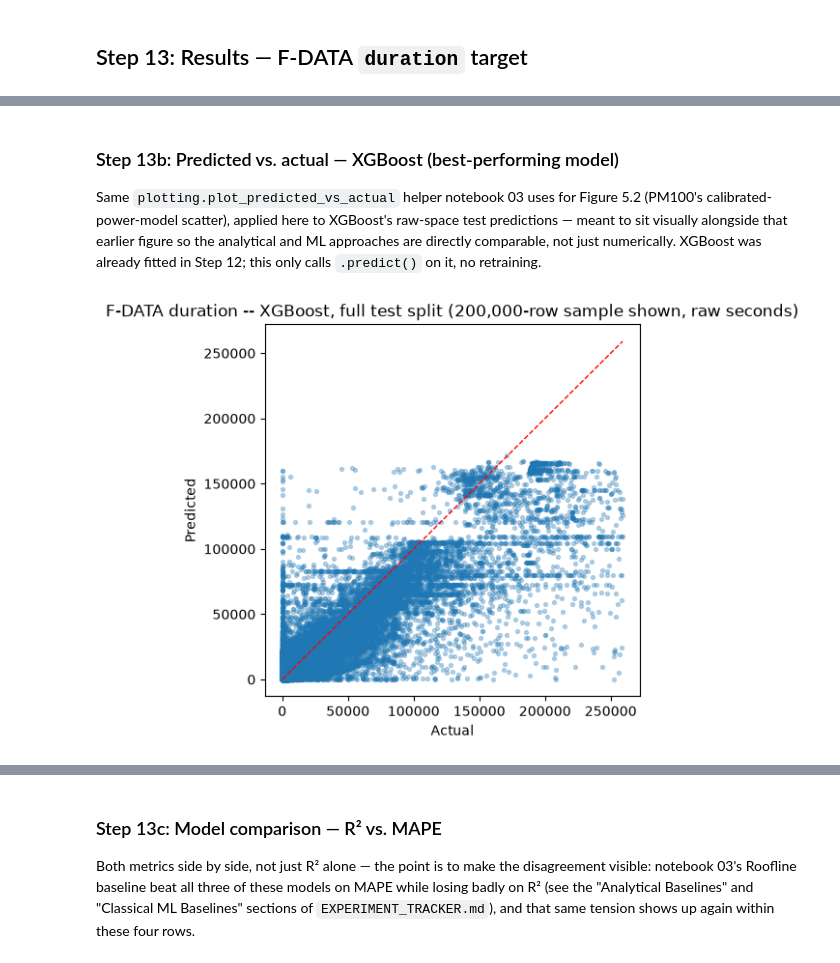
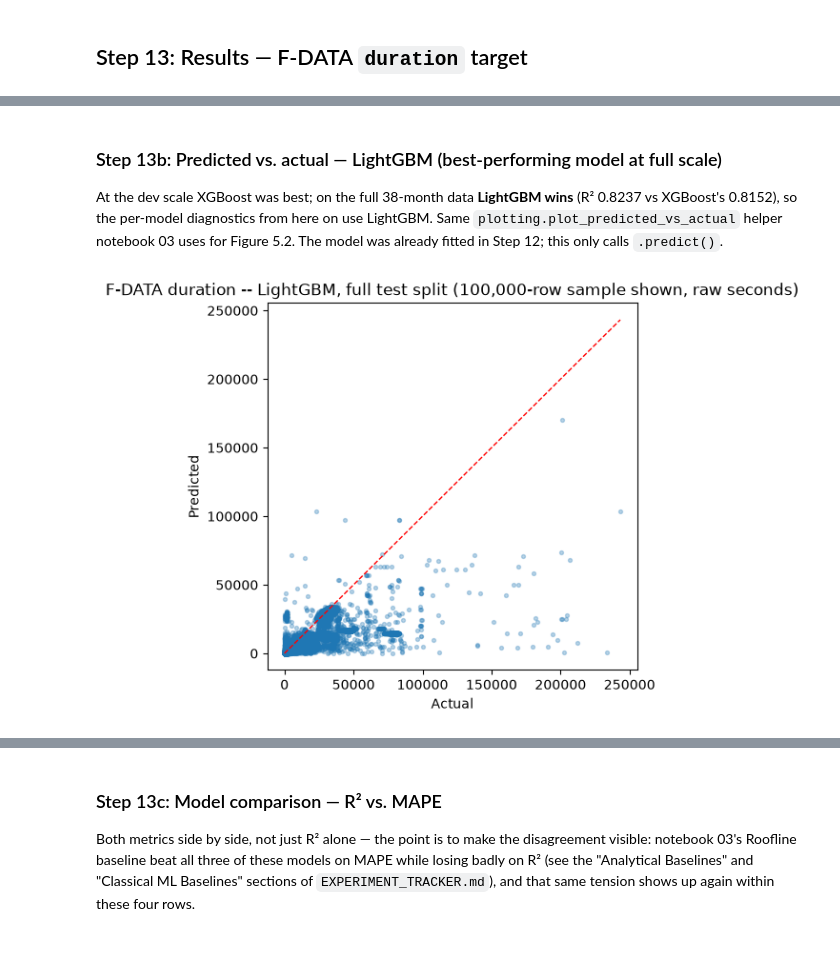
Before and after one commit to Tituz175/hpc-dl-enhanced, a Jupyter notebook: notebooks/05_classical_ml_baselines.ipynb, the cells around one changed output, grey strips where cells are left out. Saved outputs shown, nothing was run; the diff lists cells and outputs as text; code cells hidden in the pictures.

```diff
--- a/notebooks/05_classical_ml_baselines.ipynb
+++ b/notebooks/05_classical_ml_baselines.ipynb
@@ -48,3 +51,10 @@ tuning SAMPLE_SIZE=1,000,000  RF_FINAL_FIT_CAP=5,000,000  N_TRIALS=50  TARGET_CO
+# %%
+# Parameters
+N_CONSECUTIVE_MONTHS = 3
+SAMPLE_SIZE = 100000
+RF_FINAL_FIT_CAP = 100000
+SHAP_SAMPLE = 10000
+PLOT_SAMPLE = 100000
 # %% [markdown]
 ## Step 1: Load all 38 F-DATA months + exclude non-completed jobs
 
@@ -277,10 +289,24 @@ def lgbm_objective(trial):
 
 
 objectives = {"RandomForest": rf_objective, "XGBoost": xgb_objective, "LightGBM": lgbm_objective}
+SKIP_TUNING = True  # this pass re-scores + visualises only -- do NOT re-run the Optuna
+                    # search. Set False to genuinely re-tune (hours). The stored params
+                    # below are the winners from the full-scale run committed in d48ac0c.
+_STORED_BEST_PARAMS = {
+    "RandomForest": {"n_estimators": 105, "max_depth": 18, "min_samples_leaf": 19, "max_features": 0.5495121930980689},
+    "XGBoost": {"n_estimators": 411, "max_depth": 7, "learning_rate": 0.01696003021391471, "subsample": 0.7137365087386797, "colsample_bytree": 0.8996675930517088},
+    "LightGBM": {"n_estimators": 493, "num_leaves": 207, "learning_rate": 0.014920507084345887, "subsample": 0.685307832922302, "colsample_bytree": 0.9415149135271289},
+}
+
 best_params = {}
 tuning_seconds = {}
 
 for name, objective in objectives.items():
+    if SKIP_TUNING:
+        best_params[name] = dict(_STORED_BEST_PARAMS[name])
+        tuning_seconds[name] = 0.0
+        print(f"{name}: SKIP_TUNING -- reusing stored best_params={best_params[name]}")
+        continue
     start = time.perf_counter()
     study = optuna.create_study(direction="minimize", sampler=optuna.samplers.TPESampler(seed=SEED))
     study.optimize(objective, n_trials=N_TRIALS, show_progress_bar=False)
@@ -389,24 +423,25 @@ Optuna tuning time (on the 1,000,000-row tuning sample) and final-fit time per m
 # %% [markdown]
-### Step 13b: Predicted vs. actual — XGBoost (best-performing model)
+### Step 13b: Predicted vs. actual — LightGBM (best-performing model at full scale)
 
-Same `plotting.plot_predicted_vs_actual` helper notebook 03 uses for Figure 5.2 (PM100's calibrated-power-model scatter), applied here to XGBoost's raw-space test predictions — meant to sit visually alongside that earlier figure so the analytical and ML approaches are directly comparable, not just numerically. XGBoost was already fitted in Step 12; this only calls `.predict()` on it, no retraining.
+At the dev scale XGBoost was best; on the full 38-month data **LightGBM wins** (R² 0.8237 vs XGBoost's 0.8152), so the per-model diagnostics from here on use LightGBM. Same `plotting.plot_predicted_vs_actual` helper notebook 03 uses for Figure 5.2. The model was already fitted in Step 12; this only calls `.predict()`.
 # %%
 import pathlib
 
 import matplotlib.pyplot as plt
 
 FIGURES_DIR = pathlib.Path("figures")
 FIGURES_DIR.mkdir(exist_ok=True)
 
-_plot_n = min(200_000, len(X_test))
+_plot_n = min(PLOT_SAMPLE, len(X_test))
 _pi = np.random.RandomState(SEED).permutation(len(X_test))[:_plot_n]
-xgb_pred_raw_plot = features.inverse_transform_target(final_models["XGBoost"].predict(X_test.iloc[_pi]))
+# LightGBM is the best model at full scale (R2 0.8237 vs XGBoost 0.8152).
+lgbm_pred_raw_plot = features.inverse_transform_target(final_models["LightGBM"].predict(X_test.iloc[_pi]))
 
 fig = plotting.plot_predicted_vs_actual(
-    y_test_raw[_pi], xgb_pred_raw_plot,
-    f"F-DATA duration -- XGBoost, full test split ({_plot_n:,}-row sample shown, raw seconds)"
+    y_test_raw[_pi], lgbm_pred_raw_plot,
+    f"F-DATA duration -- LightGBM, full test split ({_plot_n:,}-row sample shown, raw seconds)"
 )
 fig.savefig(FIGURES_DIR / "fdata_pred_vs_actual.png", dpi=150, bbox_inches="tight")
 plt.show()
 # %% [output]
-[figure, old version]
+[figure, new version]
```
Also changed, not shown: parts of 42 cells of this notebook, 14 other files.
